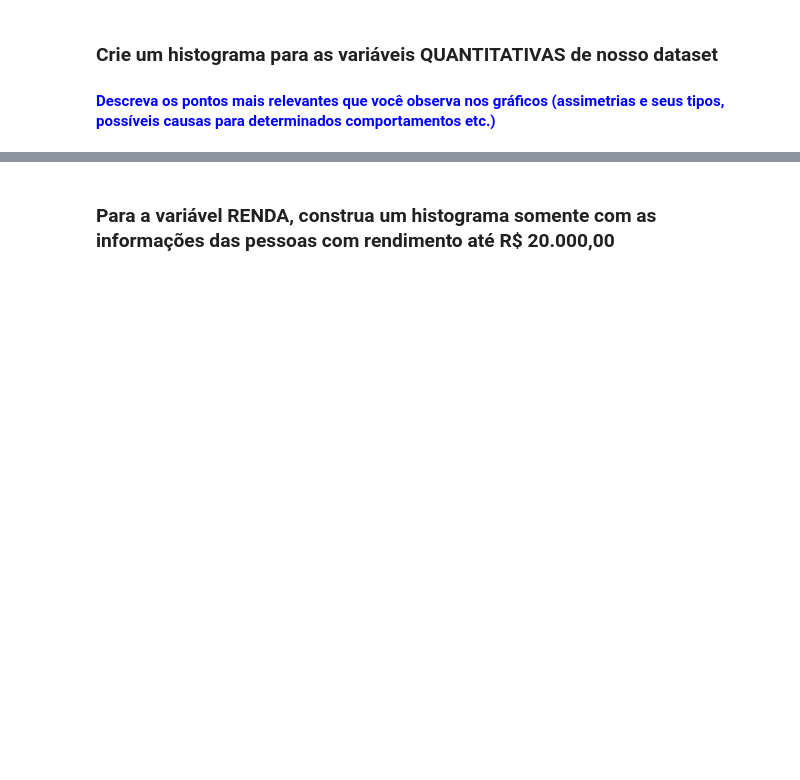
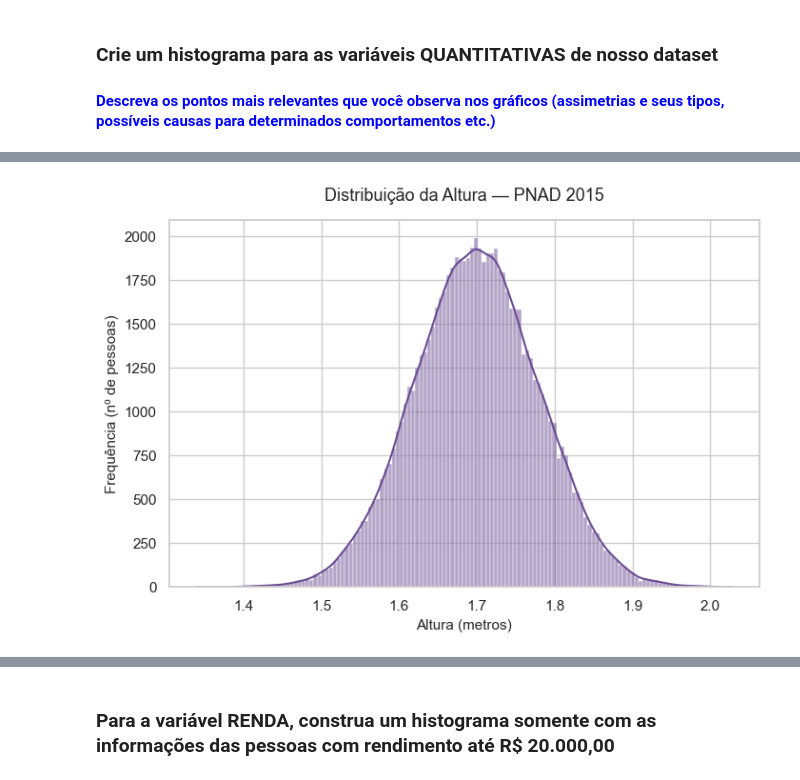
Before and after one commit to RickelmeDSC/analise-descritiva-pnad-2015, a Jupyter notebook: notebooks/analise_descritiva.ipynb, the cells around one changed output, grey strips where cells are left out. Drawn from its saved outputs; the diff is of its cells as text; code cells hidden in the pictures; blank space fills up the shorter version.

```diff
--- a/notebooks/analise_descritiva.ipynb
+++ b/notebooks/analise_descritiva.ipynb
@@ -308,0 +364,13 @@ Escreva suas conclusões aqui...
+# %%
+# Histograma da ALTURA
+plt.figure(figsize = (8, 5))
+
+ax = sns.histplot(data = dados, x = 'Altura', kde = True, color = '#6a4c93')
+
+ax.set_title('Distribuição da Altura — PNAD 2015', fontsize = 13, pad = 15)
+ax.set_xlabel('Altura (metros)', fontsize = 11)
+ax.set_ylabel('Frequência (nº de pessoas)', fontsize = 11)
+
+plt.show()
+# %% [output]
+[figure, added]
```
Also changed, not shown: parts of 34 cells of this notebook.
